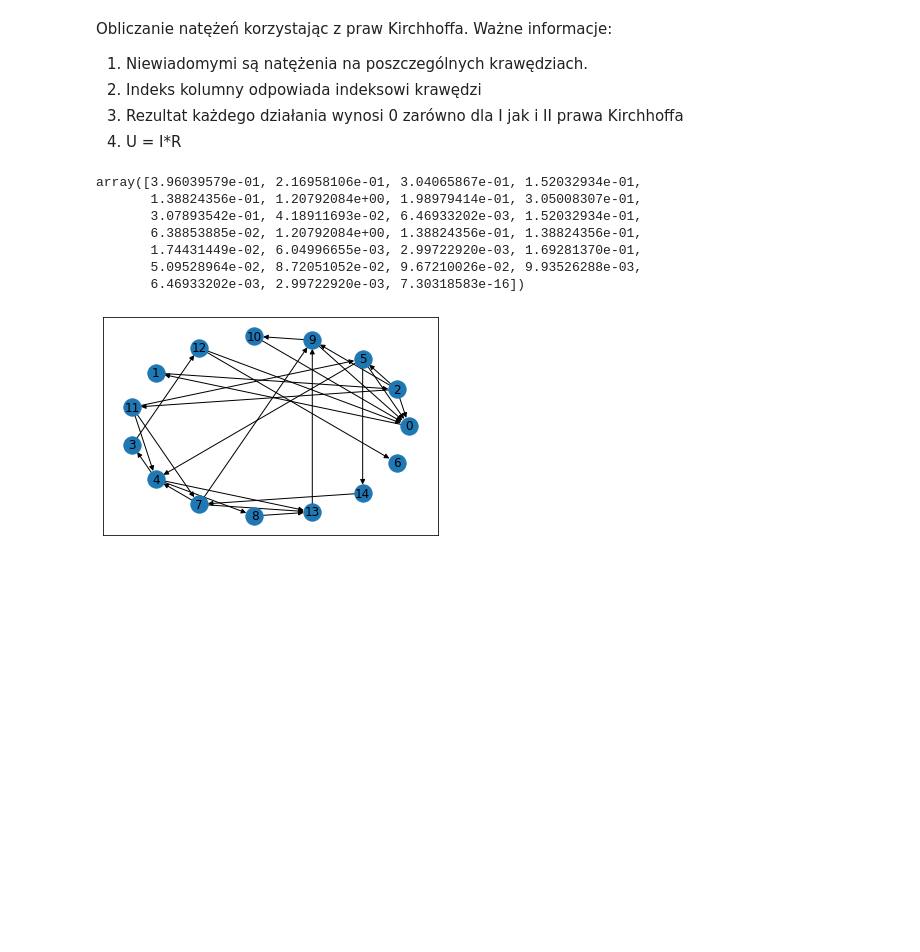
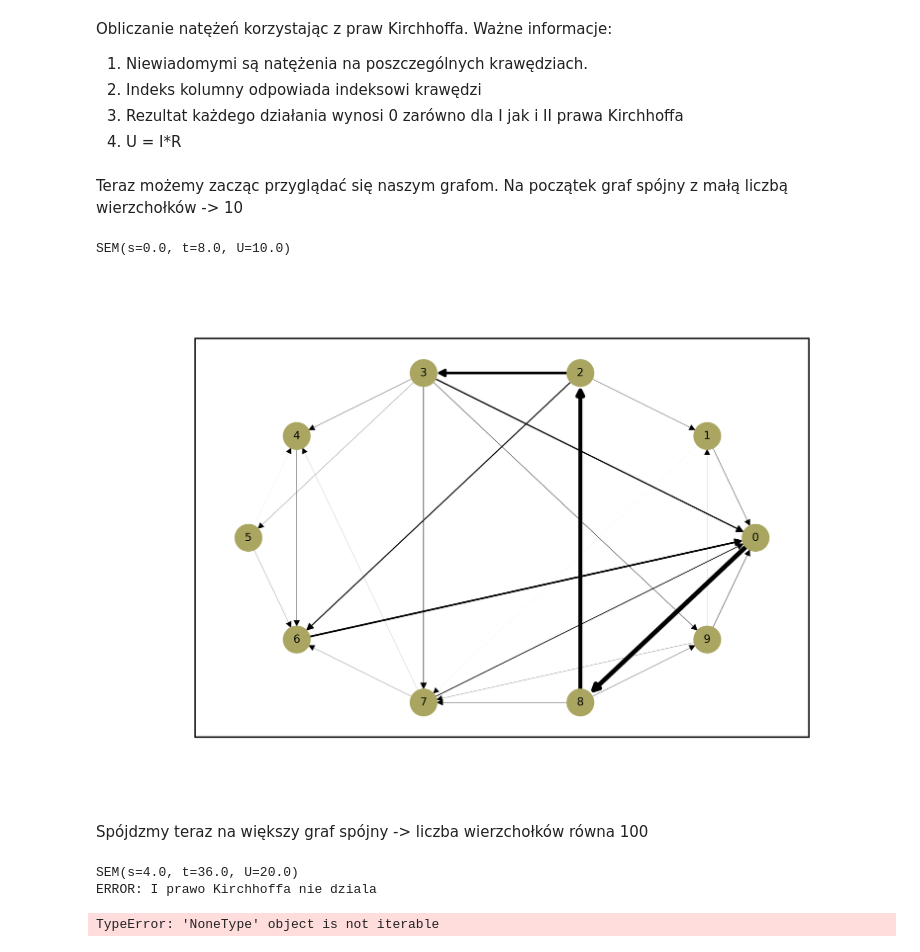
Before and after one commit to pgorgolew/MOWNIT-AGH-COURSE, a Jupyter notebook: lab2-uklady_liniowe/lab2.ipynb, the cells around one changed output. Drawn from its saved outputs; the diff is of its cells as text; code cells hidden in the pictures; blank space fills up the shorter version.

Commit message:
drawing done but something goes wrong with 100 nodes graph :(

```diff
--- a/lab2-uklady_liniowe/lab2.ipynb
+++ b/lab2-uklady_liniowe/lab2.ipynb
@@ -342,11 +343,7 @@ def kirchhoff(graph_info: GraphInfo):
             print("ERROR: I prawo Kirchhoffa nie dziala")
             return None
 
-    nx.draw_networkx_nodes(G, nx.circular_layout(G))
-    nx.draw_networkx_labels(G, nx.circular_layout(G))
-    nx.draw_networkx_edges(G,nx.circular_layout(G))
-
-                           ## CHECKING II KIRCHHOFF LAW
+    ## CHECKING II KIRCHHOFF LAW
     edges_set = {e for e in list(G.edges())}
     cycles = nx.cycle_basis(G.to_undirected()) #rozpatrując cykle, nalezy patrzeć na graf jako nieskierowany
     for cycle in cycles:
@@ -367,18 +364,49 @@ def kirchhoff(graph_info: GraphInfo):
             print("ERROR: II prawo Kirchhoffa nie dziala")
             return None
 
-    return I
+    return G
 # %%
 graphs = parse_graph_date()
-# %%
-I = kirchhoff(graphs['spojny'])
-I
-# %% [output]
-array([3.96039579e-01, 2.16958106e-01, 3.04065867e-01, 1.52032934e-01,
-       1.38824356e-01, 1.20792084e+00, 1.98979414e-01, 3.05008307e-01,
-       3.07893542e-01, 4.18911693e-02, 6.46933202e-03, 1.52032934e-01,
-       6.38853885e-02, 1.20792084e+00, 1.38824356e-01, 1.38824356e-01,
-       1.74431449e-02, 6.04996655e-03, 2.99722920e-03, 1.69281370e-01,
-       5.09528964e-02, 8.72051052e-02, 9.67210026e-02, 9.93526288e-03,
-       6.46933202e-03, 2.99722920e-03, 7.30318583e-16])
-[figure, removed]
+# %%
+def draw_graph(G, pos, node_size = 200):
+    nx.draw_networkx_nodes(G, pos, node_color = '#AAA662', node_size = node_size)
+    nx.draw_networkx_labels(G, pos, font_size = 6, font_color = "black")
+
+    intensities = [I for _,I in nx.get_edge_attributes(G,'I').items()]
+    scaling_val = 2.5/max(intensities)
+    widths = [i*scaling_val for i in intensities]
+    nx.draw_networkx_edges(G,
+                           pos,
+                           edge_cmap=plt.cm.gist_heat,
+                           edge_vmin=0.1,
+                           edge_vmax=1,
+                           arrowsize=8,
+                           width=widths,
+                           node_size=node_size)
+
+    # ADD  edge_cmap=plt.cm.BuPu to colorize this fucking shit
+    plt.savefig("graph.png", dpi=1000)
+    plt.close()
+    im = Image.open('graph.png')
+    display(im)
+# %% [markdown]
+Teraz możemy zacząc przyglądać się naszym grafom. Na początek graf spójny z małą liczbą wierzchołków -> 10
+# %%
+graph_info = graphs['spojny10']
+print(graph_info.SEM)
+G = kirchhoff(graph_info)
+draw_graph(G, nx.circular_layout(G))
+# %% [output]
+SEM(s=0.0, t=8.0, U=10.0)
+[figure, added]
+# %% [markdown]
+Spójdzmy teraz na większy graf spójny -> liczba wierzchołków równa 100
+# %%
+graph_info = graphs['spojny100']
+print(graph_info.SEM)
+G = kirchhoff(graph_info)
+draw_graph(G, nx.circular_layout(G))
+# %% [output]
+SEM(s=4.0, t=36.0, U=20.0)
+ERROR: I prawo Kirchhoffa nie dziala
+TypeError: 'NoneType' object is not iterable
```
Also changed, not shown: parts of 3 cells of this notebook, 3 other files.
